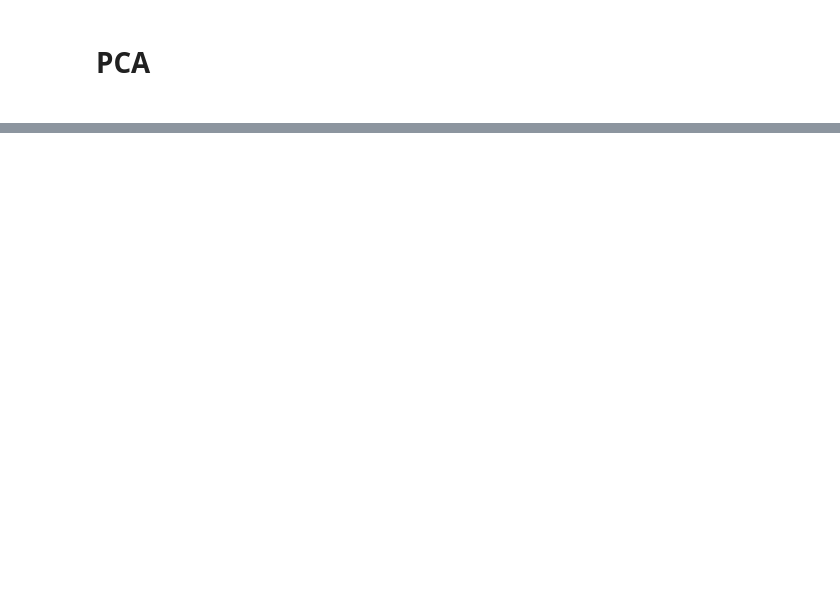
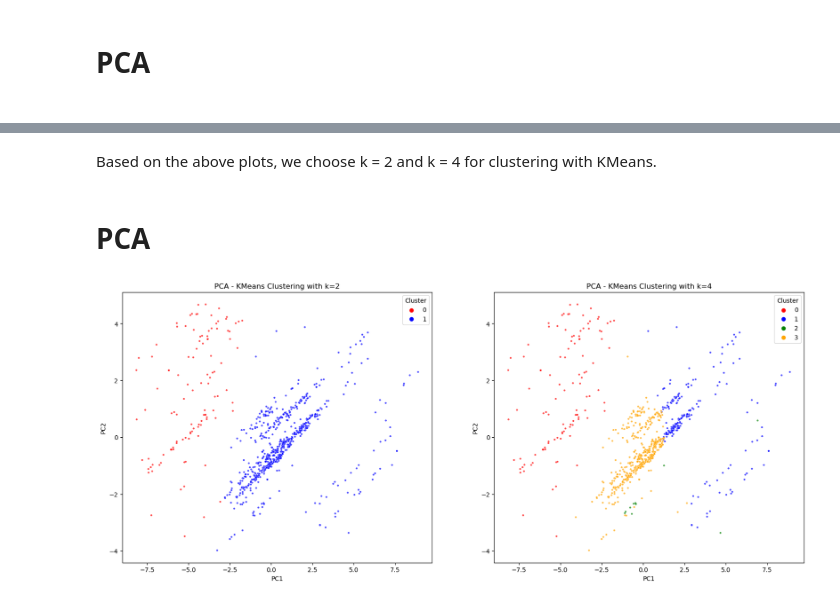
Before and after one commit to kateqwerty001/Laptops_Clustering, a Jupyter notebook: clustering/Clustering_Laptops.ipynb, the cells around one changed output, grey strips where cells are left out. Saved outputs shown, nothing was run; the diff lists cells and outputs as text; code cells hidden in the pictures; blank space fills up the shorter version.

Commit message:
update to clustering

```diff
--- a/clustering/Clustering_Laptops.ipynb
+++ b/clustering/Clustering_Laptops.ipynb
@@ -221,0 +270,48 @@ plt.show()
+# %% [markdown]
+Based on the above plots, we choose k = 2 and k = 4 for clustering with KMeans.
+# %% [markdown]
+<h1>PCA</h1>
+# %%
+
+kmeans_k2 = KMeans(n_clusters=2, random_state=0)
+data['Cluster_k2'] = kmeans_k2.fit_predict(prep_data)
+
+
+kmeans_k4 = KMeans(n_clusters=4, random_state=0)
+data['Cluster_k4'] = kmeans_k4.fit_predict(prep_data)
+
+
+pca = PCA(n_components=2)
+principal_components_k2 = pca.fit_transform(prep_data)
+principal_components_k4 = pca.fit_transform(prep_data)
+
+df_pca_k2 = pd.DataFrame(data=principal_components_k2, columns=['PC1', 'PC2'])
+df_pca_k2['Cluster'] = data['Cluster_k2']
+
+df_pca_k4 = pd.DataFrame(data=principal_components_k4, columns=['PC1', 'PC2'])
+df_pca_k4['Cluster'] = data['Cluster_k4']
+
+colors = {
+    0: "red",
+    1: "blue",
+    2: "green",
+    3: "orange",
+    4: "purple",
+    5: "cyan",
+    6: "magenta",
+    7: "yellow",
+    8: "brown",
+    9: "black"
+}
+
+fig, ax = plt.subplots(1, 2, figsize=(20, 8))
+
+sns.scatterplot(x='PC1', y='PC2', hue='Cluster', palette=colors, data=df_pca_k2, s=10, ax=ax[0], alpha=0.7)
+ax[0].set_title('PCA - KMeans Clustering with k=2')
+
+sns.scatterplot(x='PC1', y='PC2', hue='Cluster', palette=colors, data=df_pca_k4, s=10, ax=ax[1], alpha=0.7)
+ax[1].set_title('PCA - KMeans Clustering with k=4')
+
+plt.show()
+# %% [output]
+[figure, added]
```
Also changed, not shown: parts of 10 cells of this notebook, 3 other files.
